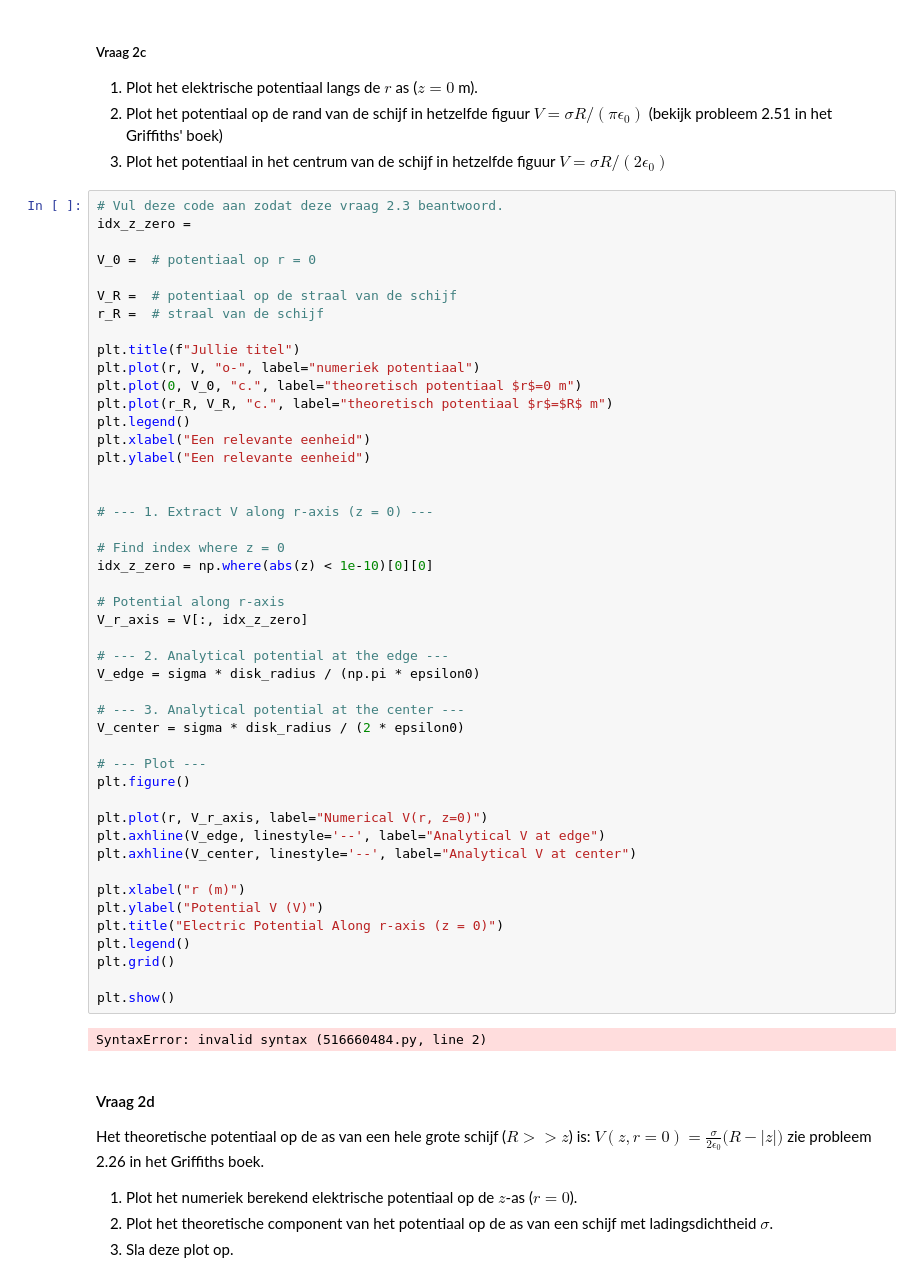
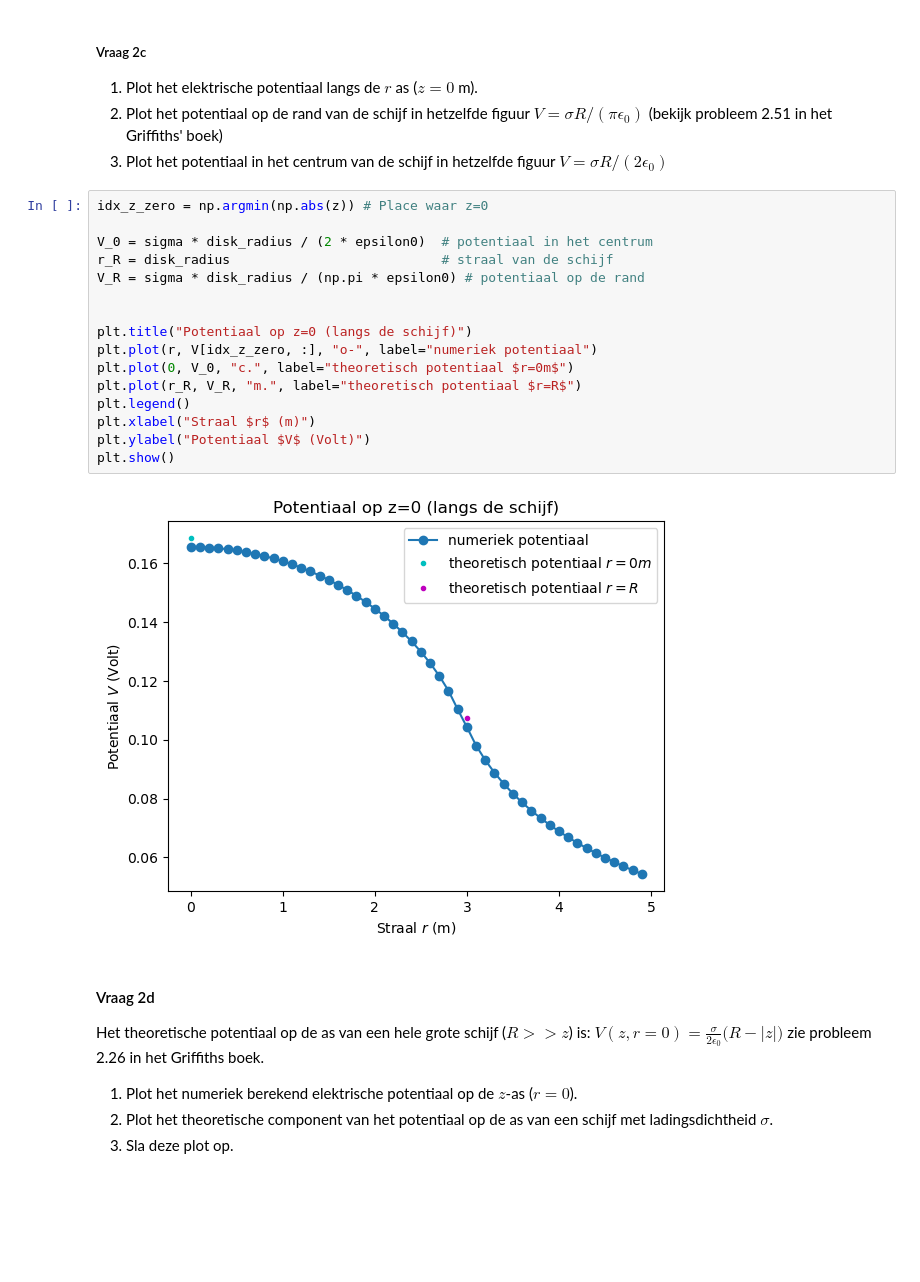
Before and after one commit to BrunoSchouten/Bruno-DEF, a Jupyter notebook: DigitaleOntwerpopdrachten/1CondensatorOpdracht/CondensatorOntwerpopdracht.ipynb, the cells around one changed output. Cells and saved outputs as stored; diff of their text form; blank space fills up the shorter version.

```diff
--- a/DigitaleOntwerpopdrachten/1CondensatorOpdracht/CondensatorOntwerpopdracht.ipynb
+++ b/DigitaleOntwerpopdrachten/1CondensatorOpdracht/CondensatorOntwerpopdracht.ipynb
@@ -180,53 +185,23 @@ Surface charge density σ = 9.948952331500036e-13 C/m²
 (bekijk probleem 2.51 in het Griffiths' boek)
 3. Plot het potentiaal in het centrum van de schijf in hetzelfde figuur $V = \sigma R/(2 \epsilon_0)$
 # %%
-# Vul deze code aan zodat deze vraag 2.3 beantwoord.
-idx_z_zero =
+idx_z_zero = np.argmin(np.abs(z)) # Place waar z=0
 
-V_0 =  # potentiaal op r = 0
-
-V_R =  # potentiaal op de straal van de schijf
-r_R =  # straal van de schijf
-
-plt.title(f"Jullie titel")
-plt.plot(r, V, "o-", label="numeriek potentiaal")
-plt.plot(0, V_0, "c.", label="theoretisch potentiaal $r$=0 m")
-plt.plot(r_R, V_R, "c.", label="theoretisch potentiaal $r$=$R$ m")
-plt.legend()
-plt.xlabel("Een relevante eenheid")
-plt.ylabel("Een relevante eenheid")
+V_0 = sigma * disk_radius / (2 * epsilon0)  # potentiaal in het centrum
+r_R = disk_radius                           # straal van de schijf
+V_R = sigma * disk_radius / (np.pi * epsilon0) # potentiaal op de rand
 
 
-# --- 1. Extract V along r-axis (z = 0) ---
-
-# Find index where z = 0
-idx_z_zero = np.where(abs(z) < 1e-10)[0][0]
-
-# Potential along r-axis
-V_r_axis = V[:, idx_z_zero]
-
-# --- 2. Analytical potential at the edge ---
-V_edge = sigma * disk_radius / (np.pi * epsilon0)
-
-# --- 3. Analytical potential at the center ---
-V_center = sigma * disk_radius / (2 * epsilon0)
-
-# --- Plot ---
-plt.figure()
-
-plt.plot(r, V_r_axis, label="Numerical V(r, z=0)")
-plt.axhline(V_edge, linestyle='--', label="Analytical V at edge")
-plt.axhline(V_center, linestyle='--', label="Analytical V at center")
-
-plt.xlabel("r (m)")
-plt.ylabel("Potential V (V)")
-plt.title("Electric Potential Along r-axis (z = 0)")
+plt.title("Potentiaal op z=0 (langs de schijf)")
+plt.plot(r, V[idx_z_zero, :], "o-", label="numeriek potentiaal")
+plt.plot(0, V_0, "c.", label="theoretisch potentiaal $r=0m$")
+plt.plot(r_R, V_R, "m.", label="theoretisch potentiaal $r=R$")
 plt.legend()
-plt.grid()
-
+plt.xlabel("Straal $r$ (m)")
+plt.ylabel("Potentiaal $V$ (Volt)")
 plt.show()
 # %% [output]
-SyntaxError: invalid syntax (516660484.py, line 2)
+[figure, added]
 # %% [markdown]
 #### Vraag 2d
 
```
Also changed, not shown: parts of 8 cells of this notebook, 3 other files.
